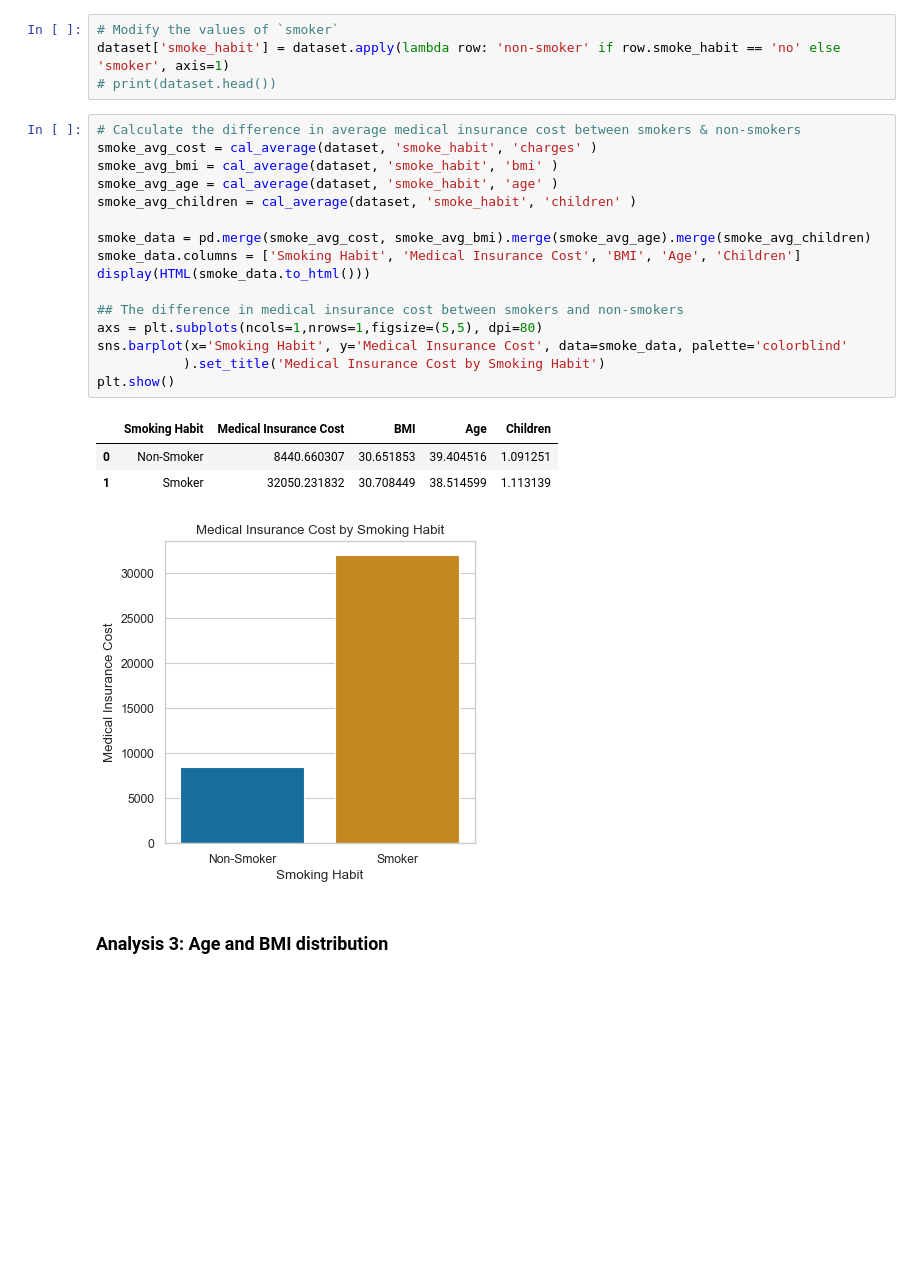
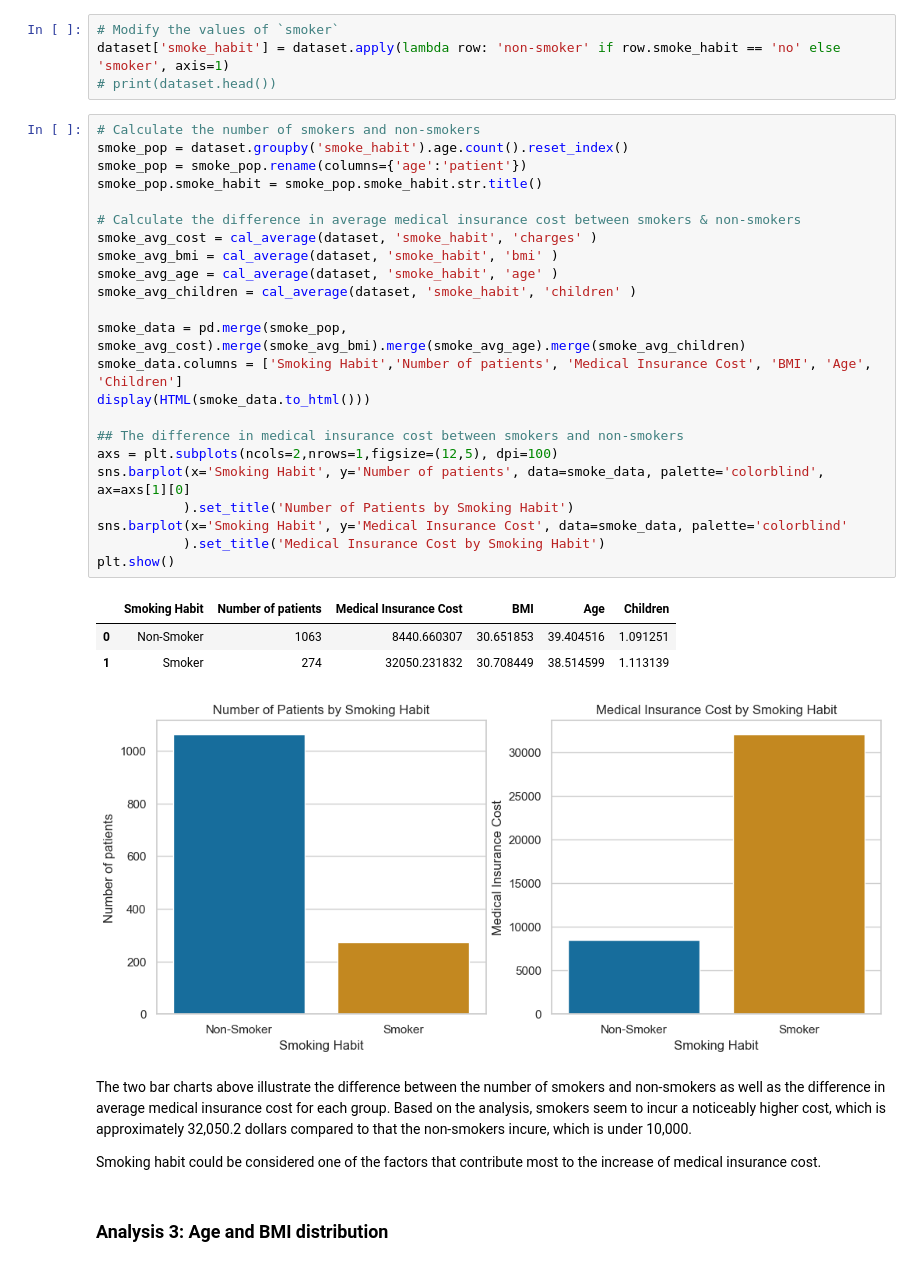
Before and after one commit to breyenguyen/datascienceportfolio, a Jupyter notebook: us-medical-insurance-costs (EDAver).ipynb, the cells around one changed output. Cells and saved outputs as stored; diff of their text form; blank space fills up the shorter version.

```diff
--- a/us-medical-insurance-costs (EDAver).ipynb
+++ b/us-medical-insurance-costs (EDAver).ipynb
@@ -127,26 +138,37 @@ plt.show()
 dataset['smoke_habit'] = dataset.apply(lambda row: 'non-smoker' if row.smoke_habit == 'no' else 'smoker', axis=1)
 # print(dataset.head())
 # %%
+# Calculate the number of smokers and non-smokers
+smoke_pop = dataset.groupby('smoke_habit').age.count().reset_index()
+smoke_pop = smoke_pop.rename(columns={'age':'patient'})
+smoke_pop.smoke_habit = smoke_pop.smoke_habit.str.title()
+
 # Calculate the difference in average medical insurance cost between smokers & non-smokers
 smoke_avg_cost = cal_average(dataset, 'smoke_habit', 'charges' )
 smoke_avg_bmi = cal_average(dataset, 'smoke_habit', 'bmi' )
 smoke_avg_age = cal_average(dataset, 'smoke_habit', 'age' )
 smoke_avg_children = cal_average(dataset, 'smoke_habit', 'children' )
 
-smoke_data = pd.merge(smoke_avg_cost, smoke_avg_bmi).merge(smoke_avg_age).merge(smoke_avg_children)
-smoke_data.columns = ['Smoking Habit', 'Medical Insurance Cost', 'BMI', 'Age', 'Children']
+smoke_data = pd.merge(smoke_pop, smoke_avg_cost).merge(smoke_avg_bmi).merge(smoke_avg_age).merge(smoke_avg_children)
+smoke_data.columns = ['Smoking Habit','Number of patients', 'Medical Insurance Cost', 'BMI', 'Age', 'Children']
 display(HTML(smoke_data.to_html()))
 
 ## The difference in medical insurance cost between smokers and non-smokers
-axs = plt.subplots(ncols=1,nrows=1,figsize=(5,5), dpi=80)
+axs = plt.subplots(ncols=2,nrows=1,figsize=(12,5), dpi=100)
+sns.barplot(x='Smoking Habit', y='Number of patients', data=smoke_data, palette='colorblind', ax=axs[1][0]
+           ).set_title('Number of Patients by Smoking Habit')
 sns.barplot(x='Smoking Habit', y='Medical Insurance Cost', data=smoke_data, palette='colorblind'
            ).set_title('Medical Insurance Cost by Smoking Habit')
 plt.show()
 # %% [output]
-|  | Smoking Habit | Medical Insurance Cost | BMI | Age | Children |
-| 0 | Non-Smoker | 8440.660307 | 30.651853 | 39.404516 | 1.091251 |
-| 1 | Smoker | 32050.231832 | 30.708449 | 38.514599 | 1.113139 |
+|  | Smoking Habit | Number of patients | Medical Insurance Cost | BMI | Age | Children |
+| 0 | Non-Smoker | 1063 | 8440.660307 | 30.651853 | 39.404516 | 1.091251 |
+| 1 | Smoker | 274 | 32050.231832 | 30.708449 | 38.514599 | 1.113139 |
-[figure, old version]
+[figure, new version]
+# %% [markdown]
+The two bar charts above illustrate the difference between the number of smokers and non-smokers as well as the difference in average medical insurance cost for each group.  Based on the analysis, smokers seem to incur a noticeably higher cost, which is approximately 32,050.2 dollars compared to that the non-smokers incure, which is under 10,000.
+
+Smoking habit could be considered one of the factors that contribute most to the increase of medical insurance cost.
 # %% [markdown]
 ### Analysis 3: Age and BMI distribution
 # %%
```
Also changed, not shown: parts of 6 cells of this notebook.
